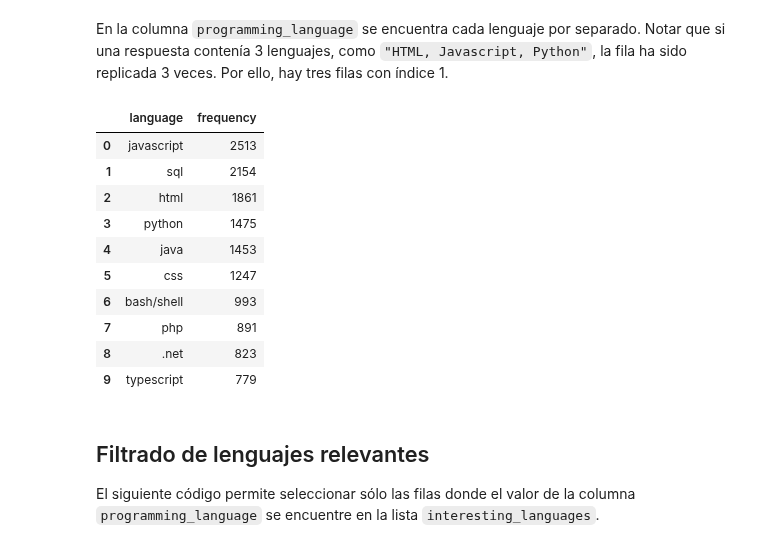
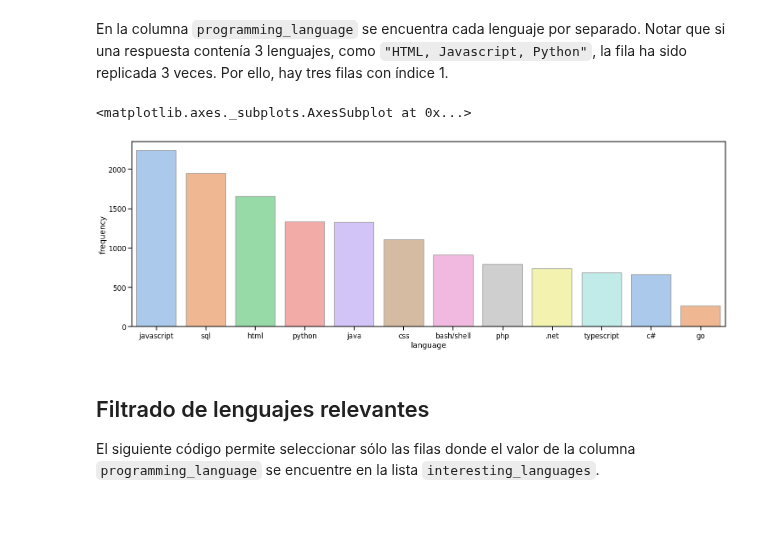
Before and after one commit to pablonicolasr/diplodatos-ayvd-2022-grupo32, a Jupyter notebook: Entregable_Parte_1.ipynb, the cells around one changed output. Cells and saved outputs as stored; diff of their text form; code cells hidden in the pictures; blank space fills up the shorter version.

```diff
--- a/Entregable_Parte_1.ipynb
+++ b/Entregable_Parte_1.ipynb
@@ -110,22 +155,19 @@ df_lang[:5]
 # %% [markdown]
 En la columna `programming_language` se encuentra cada lenguaje por separado. Notar que si una respuesta contenía 3 lenguajes, como `"HTML, Javascript, Python"`, la fila ha sido replicada 3 veces. Por ello, hay tres filas con índice 1.
-# %%
-language_count = df_lang.programming_language.value_counts()\
-    .reset_index()\
-    .rename(columns={'index': 'language', 'programming_language': 'frequency'})
-language_count[:10]
-# %% [output]
-|  | language | frequency |
-| 0 | javascript | 2513 |
-| 1 | sql | 2154 |
-| 2 | html | 1861 |
-| 3 | python | 1475 |
-| 4 | java | 1453 |
-| 5 | css | 1247 |
-| 6 | bash/shell | 993 |
-| 7 | php | 891 |
-| 8 | .net | 823 |
-| 9 | typescript | 779 |
+# %%
+language_count = df_lang.programming_language.value_counts()\
+    .reset_index()\
+    .rename(columns={'index': 'language', 'programming_language': 'frequency'})
+
+# Voy a considerar unicamente como lenguajes populares aquellos que tengan más del 1.5% de votos
+required_votes = language_count.frequency.sum() * 0.015
+language_count = language_count[language_count.frequency > required_votes]
+
+plt.figure(figsize=(25,8))
+seaborn.barplot(x="language", y="frequency" , palette="pastel", edgecolor=".6", data=language_count)
+# %% [output]
+<matplotlib.axes._subplots.AxesSubplot at 0x...>
+[figure, added]
 # %% [markdown]
 ## Filtrado de lenguajes relevantes
 
```
Also changed, not shown: parts of 15 cells of this notebook.
